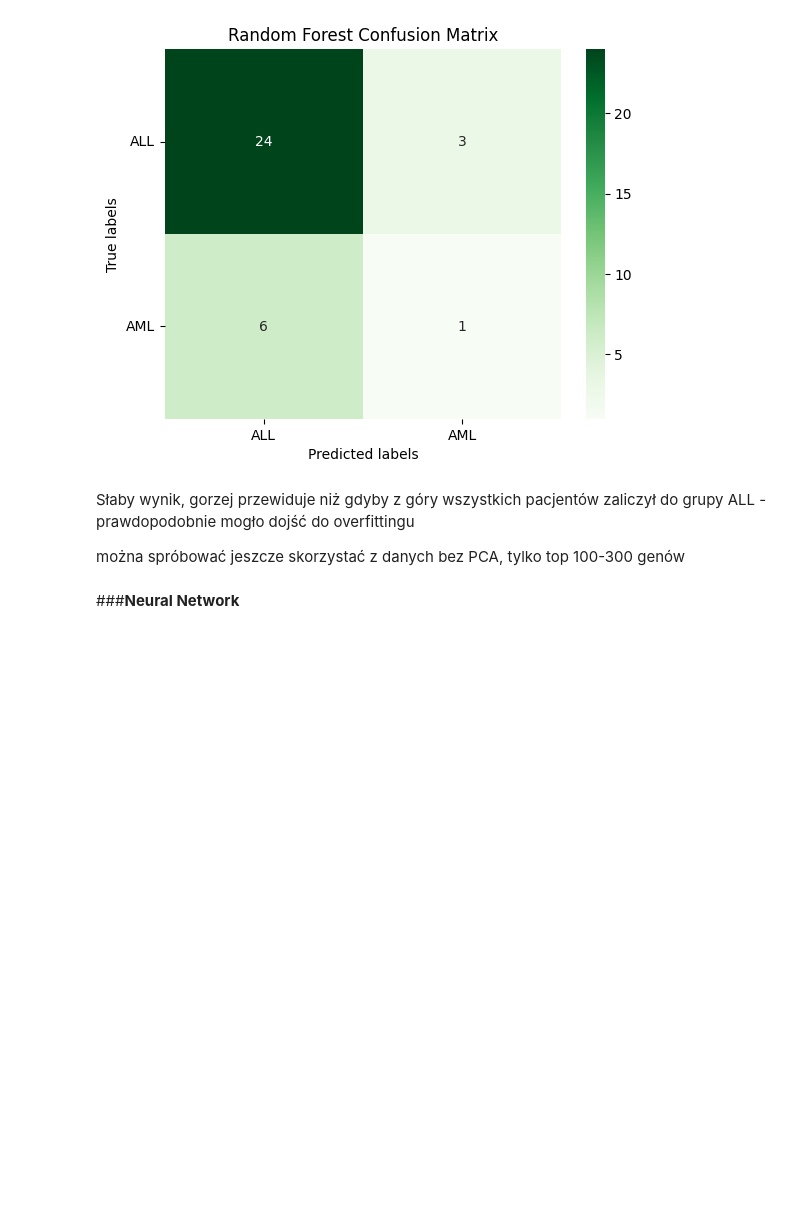
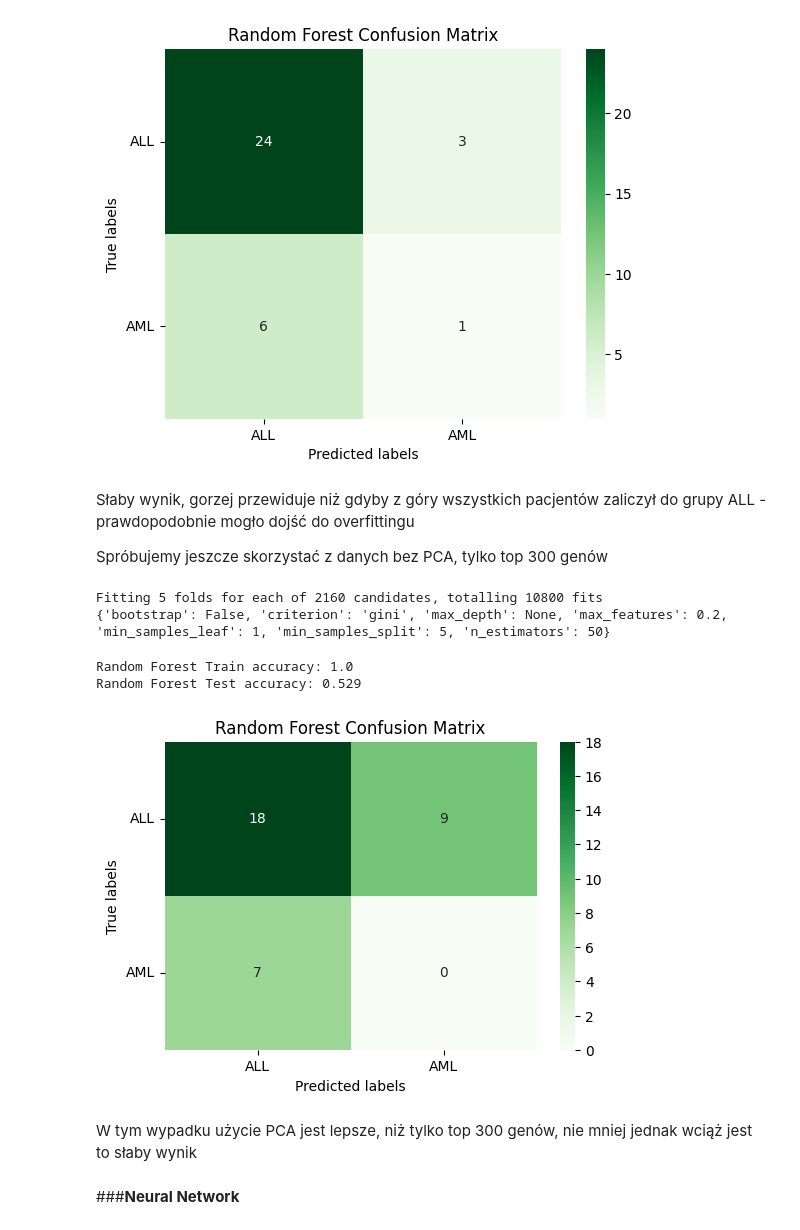
Before and after one commit to szezlong/gene-classification, a Jupyter notebook: Gene_Classification.ipynb, the cells around one changed output. Drawn from its saved outputs; the diff is of its cells as text; code cells hidden in the pictures; blank space fills up the shorter version.

Commit message:
Expanded on Random Forest

```diff
--- a/Gene_Classification.ipynb
+++ b/Gene_Classification.ipynb
@@ -639,6 +624,61 @@ ax.yaxis.set_ticklabels(labels, rotation=360);
 # %% [markdown]
 Słaby wynik, gorzej przewiduje niż gdyby z góry wszystkich pacjentów zaliczył do grupy ALL - prawdopodobnie mogło dojść do overfittingu
 
-można spróbować jeszcze skorzystać z danych bez PCA, tylko top 100-300 genów
+Spróbujemy jeszcze skorzystać z danych bez PCA, tylko top 300 genów
+# %%
+params = {
+    'bootstrap': [False, True],
+    'criterion': ['gini', 'entropy'],
+    'max_features': [None, 'sqrt', 'log2', 0.2, 0.6],
+    'n_estimators': [50, 100, 150, 200],
+    'min_samples_leaf': [1, 2, 8],
+    'min_samples_split': [2, 5, 10],
+    'max_depth': [None, 10, 20],
+}
+
+grid_search_rf = GridSearchCV(
+    estimator=RandomForestClassifier(random_state=0),
+    param_grid=params,
+    cv=5,
+    scoring='accuracy',
+    n_jobs=5,
+    verbose=1,
+)
+
+grid_search_rf.fit(X_train_selected, y_train)
+print(grid_search_rf.best_params_)
+# %% [output]
+Fitting 5 folds for each of 2160 candidates, totalling 10800 fits
+{'bootstrap': False, 'criterion': 'gini', 'max_depth': None, 'max_features': 0.2, 'min_samples_leaf': 1, 'min_samples_split': 5, 'n_estimators': 50}
+# %%
+rf_model_best = grid_search_rf.best_estimator_
+
+train_pred = rf_model_best.predict(X_train_selected)
+print('Random Forest Train accuracy:', round(accuracy_score(y_train, train_pred), 3))
+
+test_pred = rf_model_best.predict(X_test_selected)
+print('Random Forest Test accuracy:', round(accuracy_score(y_test, test_pred), 3))
+# %% [output]
+Random Forest Train accuracy: 1.0
+Random Forest Test accuracy: 0.529
+# %%
+cm_rf = confusion_matrix(y_test, test_pred)
+
+plt.figure(figsize=(6, 4))
+
+ax = plt.subplot()
+sns.heatmap(cm_rf, annot=True, ax = ax, fmt='g', cmap='Greens')
+
+labels = ['ALL', 'AML']
+
+ax.set_xlabel('Predicted labels')
+ax.set_ylabel('True labels')
+ax.set_title('Random Forest Confusion Matrix')
+ax.xaxis.set_ticklabels(labels)
+ax.yaxis.set_ticklabels(labels, rotation=360);
+# %% [output]
+[figure, added]
+# %% [markdown]
+W tym wypadku użycie PCA jest lepsze, niż tylko top 300 genów, nie mniej jednak wciąż jest to słaby wynik
 # %% [markdown]
 ###**Neural Network**
```
Also changed, not shown: parts of 4 cells of this notebook.
